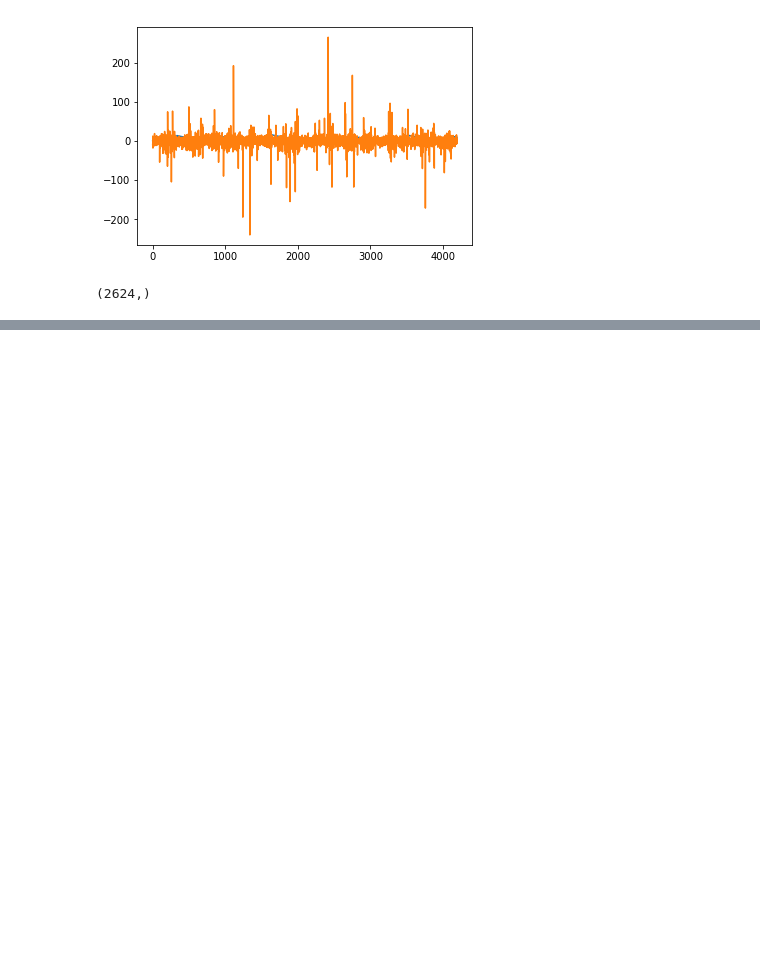
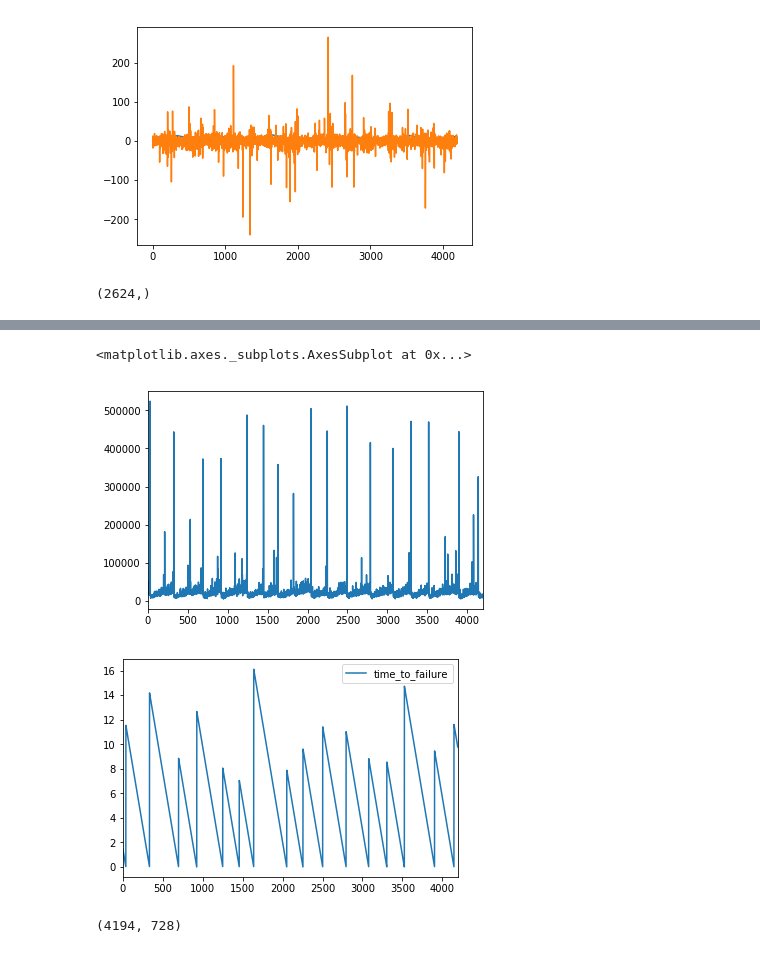
Before and after one commit to JonRao/LANL-Earthquake-Prediction, a Jupyter notebook: eda.ipynb, the cells around one changed output, grey strips where cells are left out. Saved outputs shown, nothing was run; the diff lists cells and outputs as text; code cells hidden in the pictures; blank space fills up the shorter version.

```diff
--- a/eda.ipynb
+++ b/eda.ipynb
@@ -209,3 +215,5 @@ a = pickle.load(open('./data/prediction/0513_2218_LGBModel_1_CV_2.10_1.96_0.84_e
 a['prediction_dump'][0][1].shape
 # %% [output]
 (2624,)
+# %%
+X_tr, y_tr = pickle.load(open('./data/transform.p', 'rb'))
@@ -211,0 +230,7 @@ a['prediction_dump'][0][1].shape
+# %%
+X_tr['FFT_Imax'].plot()
+y_tr.plot()
+# %% [output]
+<matplotlib.axes._subplots.AxesSubplot at 0x...>
+[figure, added]
+[figure, added]
@@ -211,0 +241,4 @@ a['prediction_dump'][0][1].shape
+# %%
+X_tr.shape
+# %% [output]
+(4194, 728)
```
Also changed, not shown: parts of 19 cells of this notebook, 12 other files.
